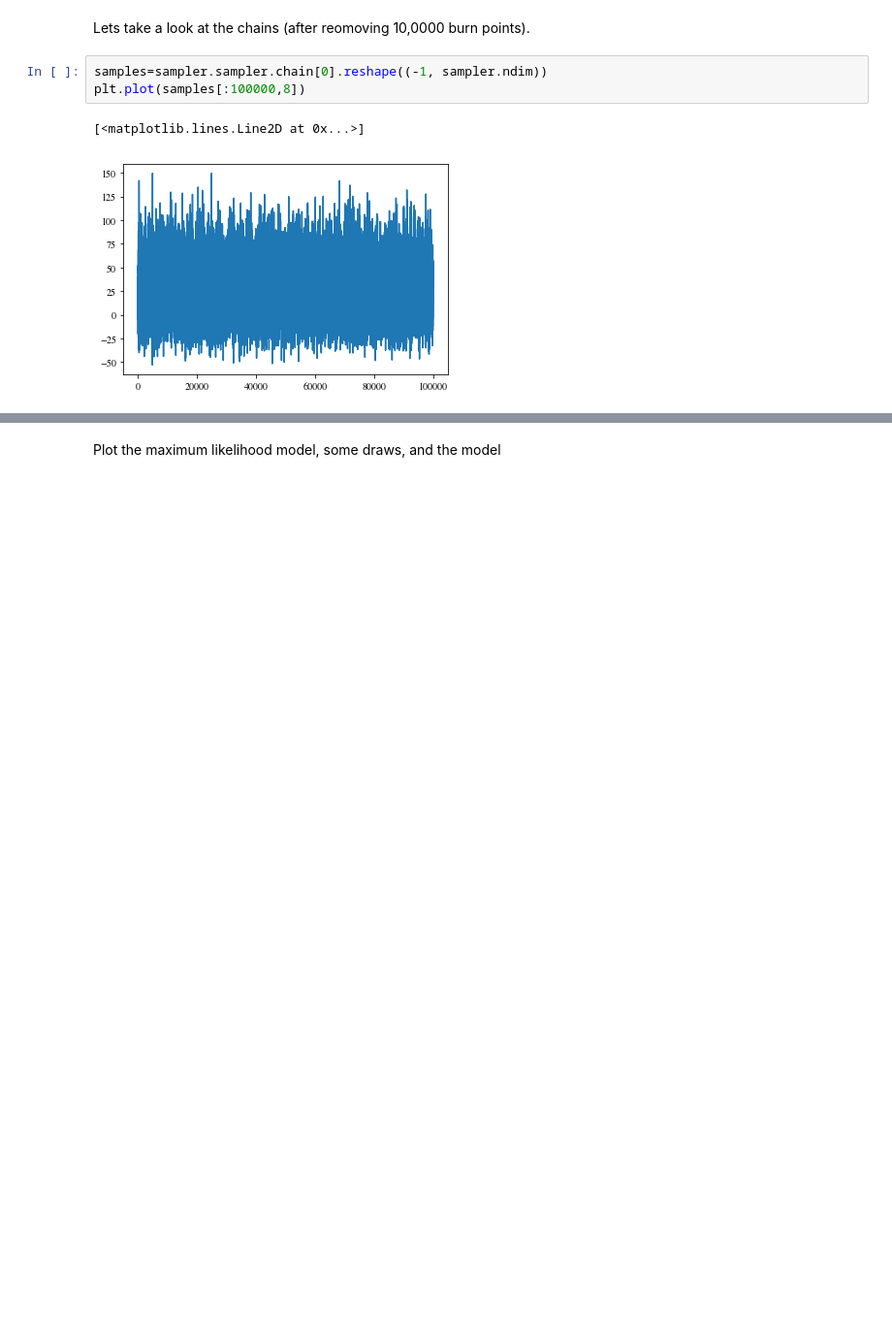
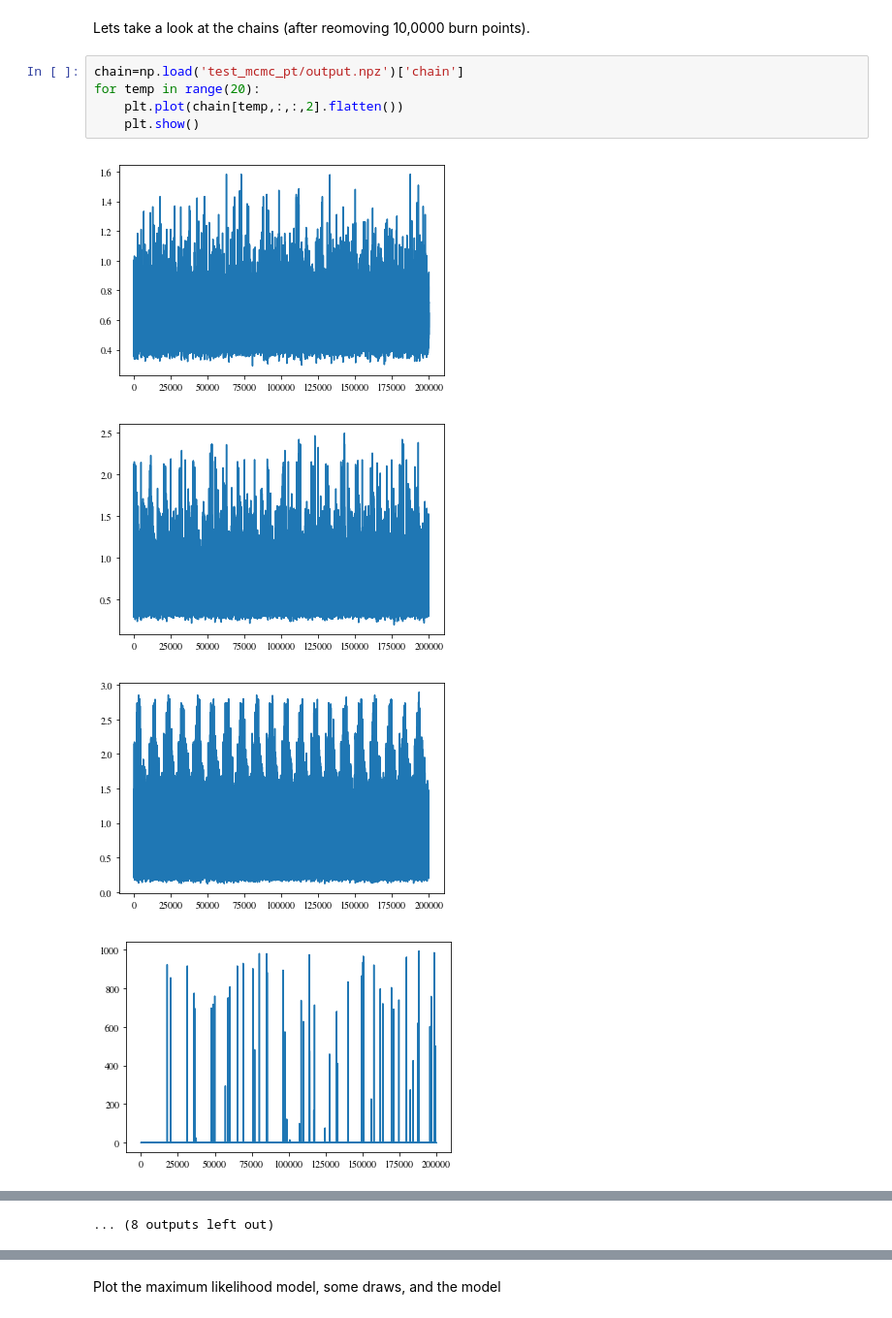
Before and after one commit to ds-grp/edges, a Jupyter notebook: notebooks/example_mcmc_pt.ipynb, the cells around one changed output, grey strips where cells are left out. Shown at 97% size. Drawn from its saved outputs; the diff is of its cells as text; blank space fills up the shorter version.

```diff
--- a/notebooks/example_mcmc_pt.ipynb
+++ b/notebooks/example_mcmc_pt.ipynb
@@ -44,9 +40,13 @@ sampler.sample()
 {'NU0': 78.19248036181872, 'TAU': 6.208755070598689, 'A': 0.5723449611418114, 'W': 18.686475220322485, 'NPOLY': 5, 'APOLY0': 1713.543422362702, 'APOLY1': -20.5201242466218, 'APOLY2': -47.5570297432095 ...
 # %% [markdown]
 Lets take a look at the chains (after reomoving 10,0000 burn points).
-# %%
-samples=sampler.sampler.chain[0].reshape((-1, sampler.ndim))
-plt.plot(samples[:100000,8])
-# %% [output]
-[<matplotlib.lines.Line2D at 0x...>]
-[figure, removed]
+# %%
+chain=np.load('test_mcmc_pt/output.npz')['chain']
+for temp in range(20):
+    plt.plot(chain[temp,:,:,2].flatten())
+    plt.show()
+# %% [output]
+[figure, added]
+[figure, added]
+[figure, added]
+[figure, added]
@@ -53 +61,2 @@ plt.plot(samples[:100000,8])
+... (8 outputs left out)
 # %%
```
Also changed, not shown: parts of 4 cells of this notebook, 1 other file.
